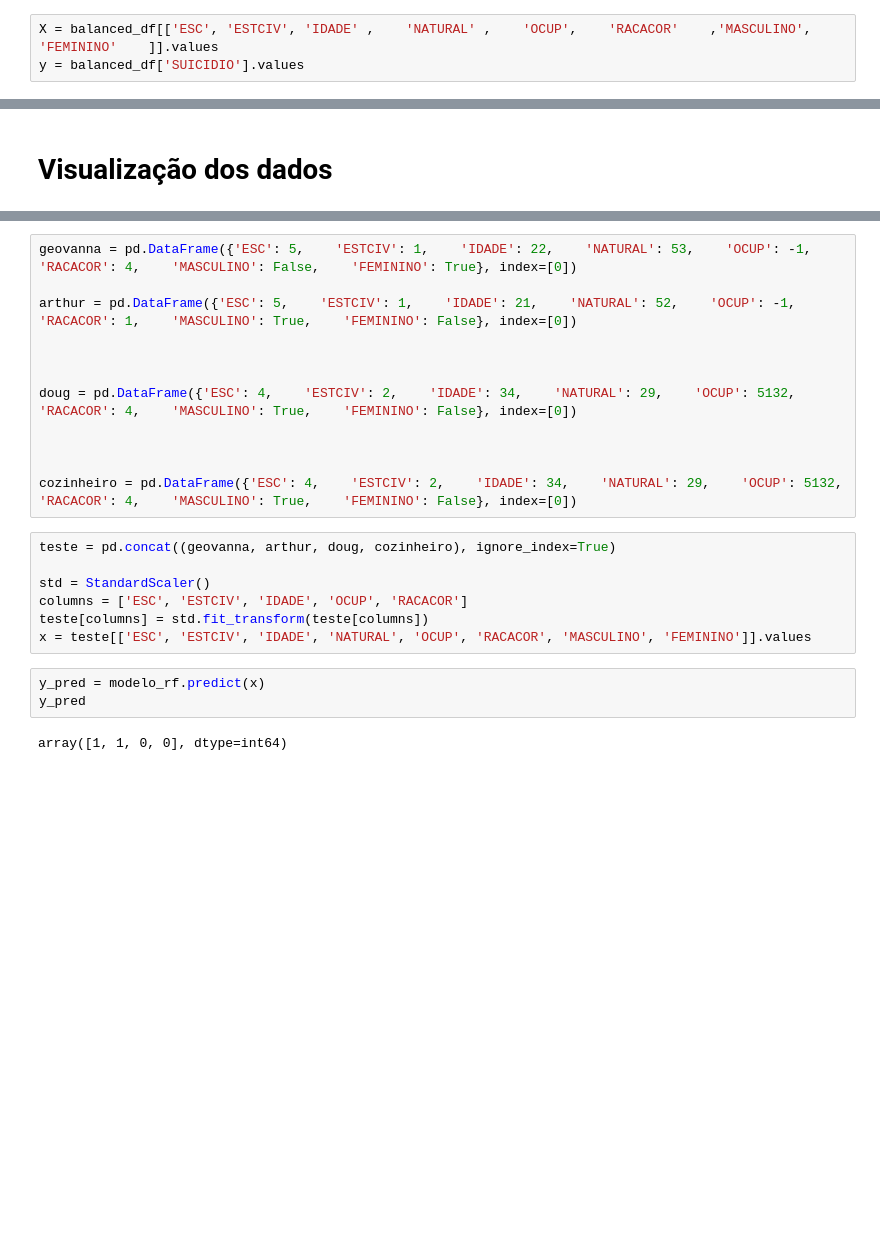
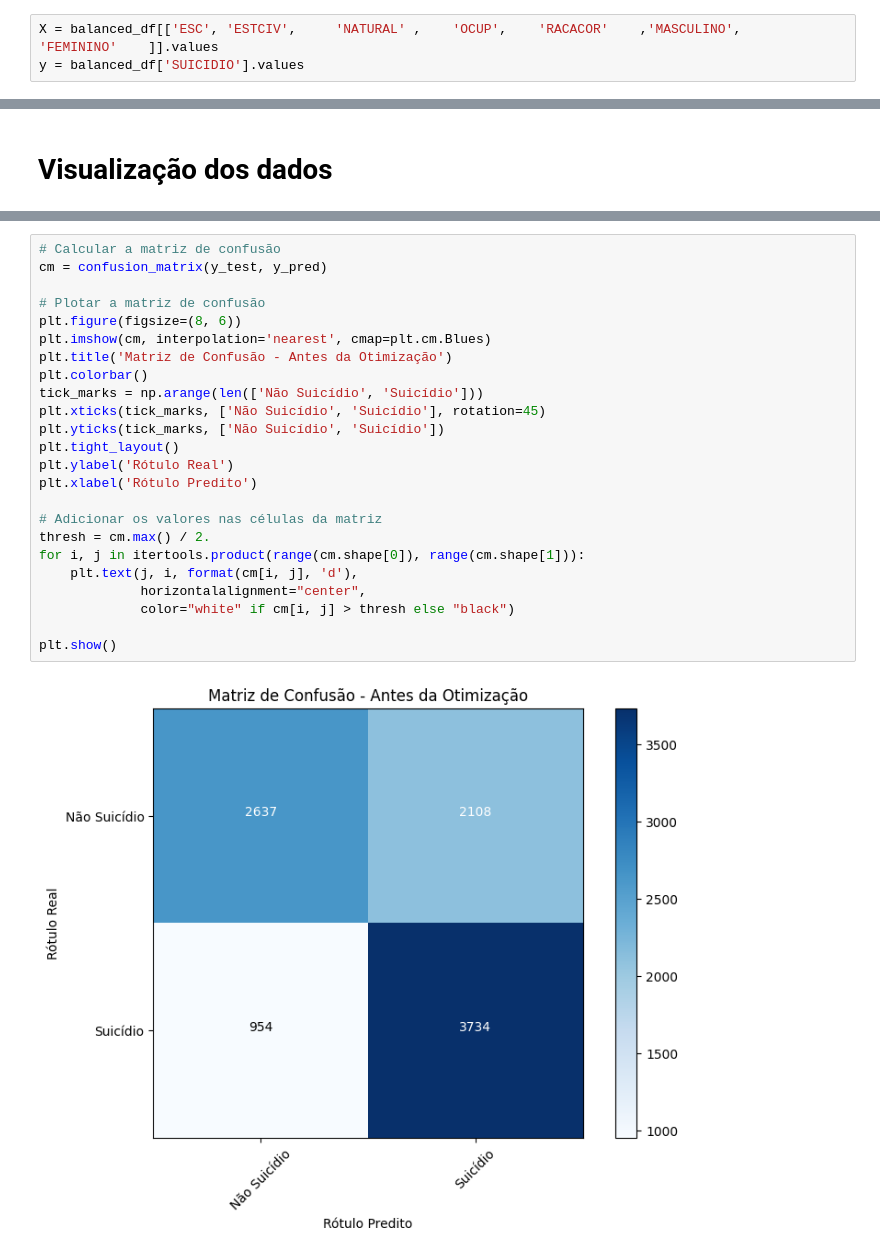
Before and after one commit to dougAlvs/apoio-a-vida, a Jupyter notebook: notebooks/random_forest.ipynb, the cells around one changed output, grey strips where cells are left out. Cells and saved outputs as stored; diff of their text form; blank space fills up the shorter version.

```diff
--- a/notebooks/random_forest.ipynb
+++ b/notebooks/random_forest.ipynb
@@ -37,7 +36,7 @@ balanced_df = pd.concat([suicidio_0_sample, suicidio_1], ignore_index=True).rese
 ## Preparar Dados para Treinamento
 Aqui, selecionamos as características e a variável alvo do DataFrame balanceado, seguido pela divisão dos dados em conjuntos de treinamento e teste para avaliar o desempenho do modelo posteriormente.
 # %%
-X = balanced_df[['ESC', 'ESTCIV', 'IDADE' ,    'NATURAL' ,    'OCUP',    'RACACOR'    ,'MASCULINO',    'FEMININO'    ]].values
+X = balanced_df[['ESC', 'ESTCIV',     'NATURAL' ,    'OCUP',    'RACACOR'    ,'MASCULINO',    'FEMININO'    ]].values
 y = balanced_df['SUICIDIO'].values
 # %% [markdown]
 ### Divisão entre teste e treino
@@ -89,24 +79,26 @@ plt.show()
-# %%
-geovanna = pd.DataFrame({'ESC': 5,    'ESTCIV': 1,    'IDADE': 22,    'NATURAL': 53,    'OCUP': -1,    'RACACOR': 4,    'MASCULINO': False,    'FEMININO': True}, index=[0])
-
-arthur = pd.DataFrame({'ESC': 5,    'ESTCIV': 1,    'IDADE': 21,    'NATURAL': 52,    'OCUP': -1,    'RACACOR': 1,    'MASCULINO': True,    'FEMININO': False}, index=[0])
-
-
-
-doug = pd.DataFrame({'ESC': 4,    'ESTCIV': 2,    'IDADE': 34,    'NATURAL': 29,    'OCUP': 5132,    'RACACOR': 4,    'MASCULINO': True,    'FEMININO': False}, index=[0])
-
-
-
-cozinheiro = pd.DataFrame({'ESC': 4,    'ESTCIV': 2,    'IDADE': 34,    'NATURAL': 29,    'OCUP': 5132,    'RACACOR': 4,    'MASCULINO': True,    'FEMININO': False}, index=[0])
-# %%
-teste = pd.concat((geovanna, arthur, doug, cozinheiro), ignore_index=True)
-
-std = StandardScaler()
-columns = ['ESC', 'ESTCIV', 'IDADE', 'OCUP', 'RACACOR']
-teste[columns] = std.fit_transform(teste[columns])
-x = teste[['ESC', 'ESTCIV', 'IDADE', 'NATURAL', 'OCUP', 'RACACOR', 'MASCULINO', 'FEMININO']].values
-# %%
-y_pred = modelo_rf.predict(x)
-y_pred
-# %% [output]
-array([1, 1, 0, 0], dtype=int64)
+# %%
+# Calcular a matriz de confusão
+cm = confusion_matrix(y_test, y_pred)
+
+# Plotar a matriz de confusão
+plt.figure(figsize=(8, 6))
+plt.imshow(cm, interpolation='nearest', cmap=plt.cm.Blues)
+plt.title('Matriz de Confusão - Antes da Otimização')
+plt.colorbar()
+tick_marks = np.arange(len(['Não Suicídio', 'Suicídio']))
+plt.xticks(tick_marks, ['Não Suicídio', 'Suicídio'], rotation=45)
+plt.yticks(tick_marks, ['Não Suicídio', 'Suicídio'])
+plt.tight_layout()
+plt.ylabel('Rótulo Real')
+plt.xlabel('Rótulo Predito')
+
+# Adicionar os valores nas células da matriz
+thresh = cm.max() / 2.
+for i, j in itertools.product(range(cm.shape[0]), range(cm.shape[1])):
+    plt.text(j, i, format(cm[i, j], 'd'),
+             horizontalalignment="center",
+             color="white" if cm[i, j] > thresh else "black")
+
+plt.show()
+# %% [output]
+[figure, added]
```
Also changed, not shown: parts of 14 cells of this notebook.
